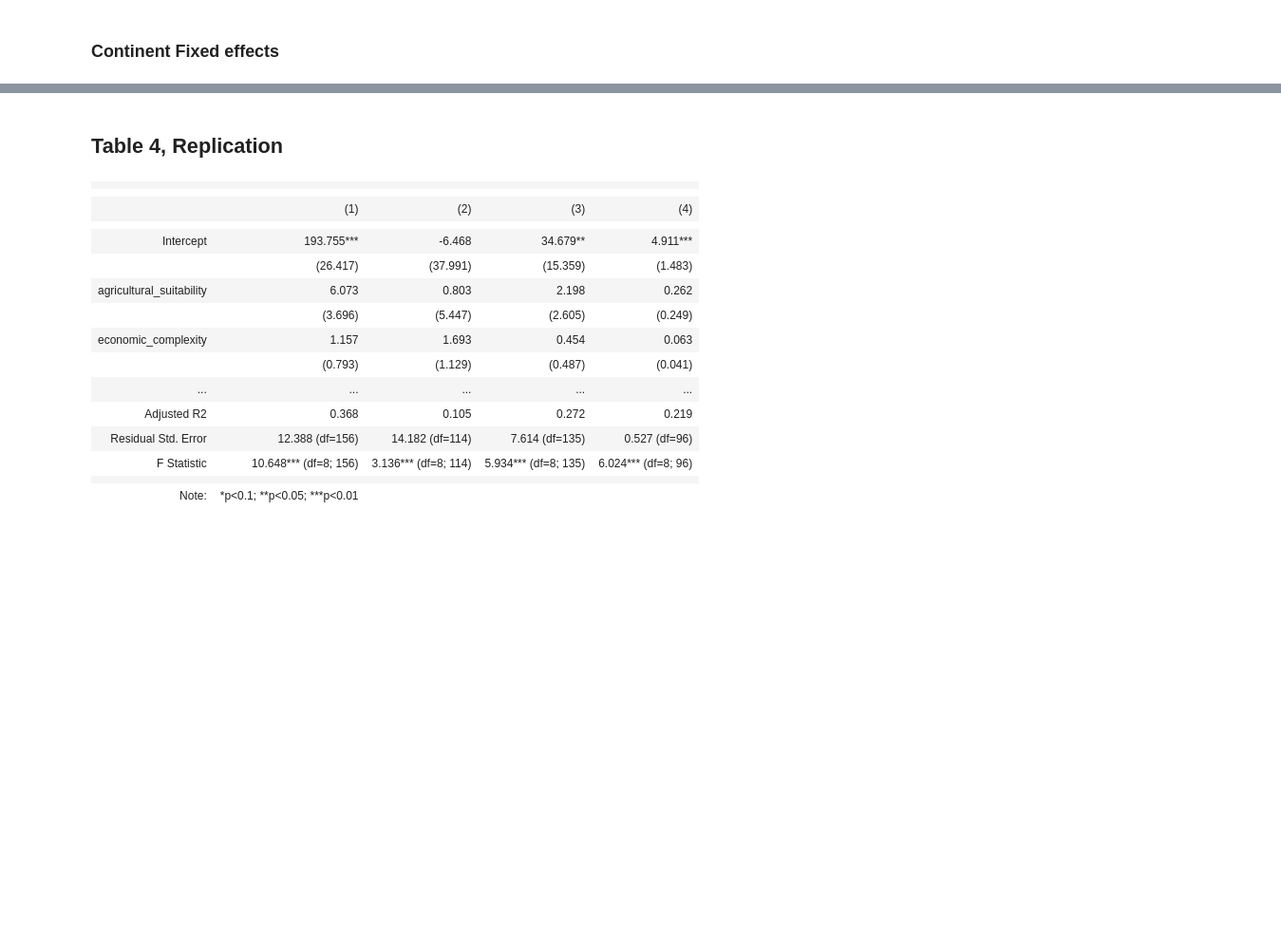
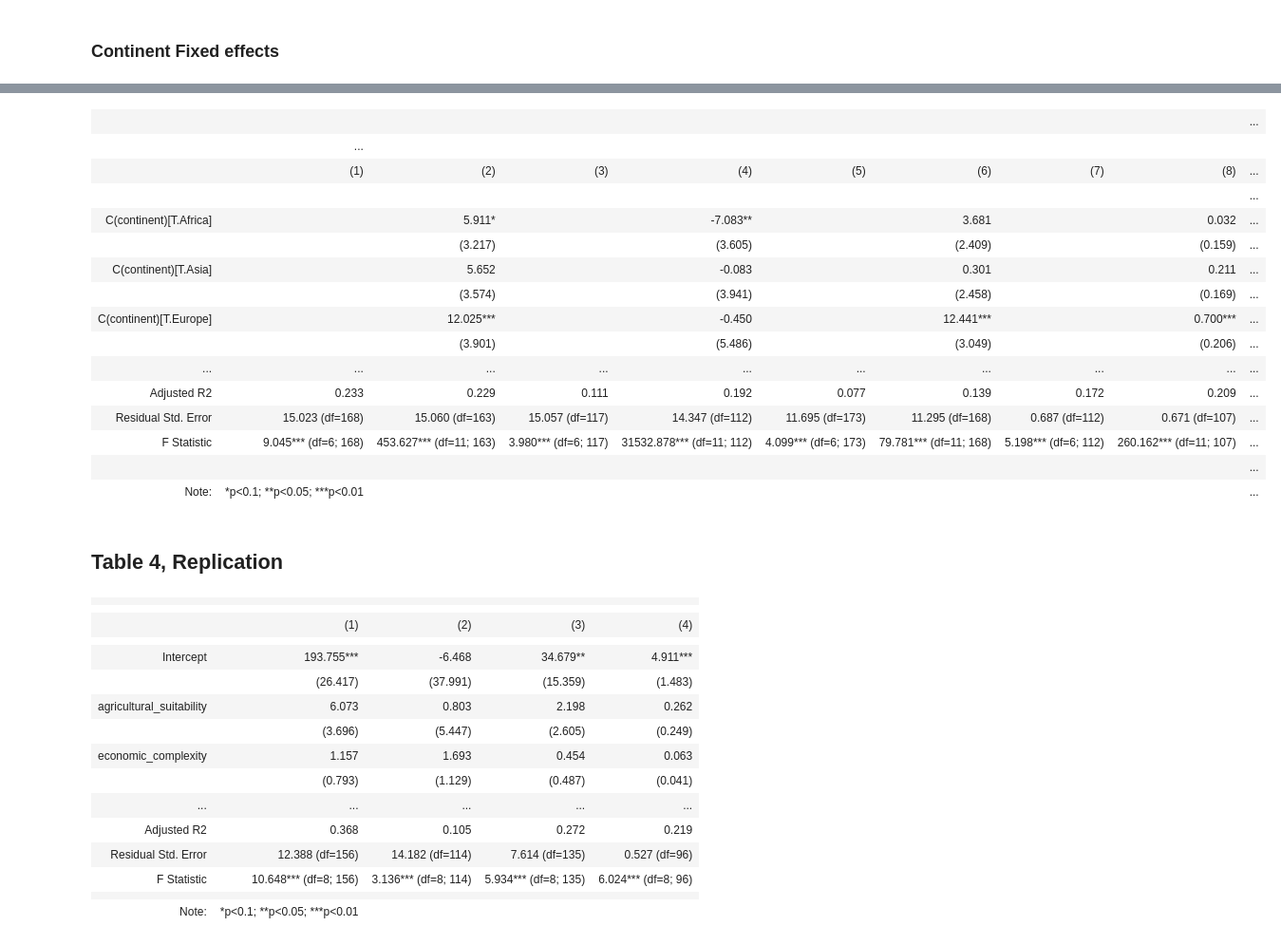
Before and after one commit to rureddish/EPFL_MGT-494_Paper_Extension, a Jupyter notebook: explore.ipynb, the cells around one changed output, grey strips where cells are left out. Shown: that part at 95% size. Cells and saved outputs as stored; diff of their text form; code cells hidden in the pictures; blank space fills up the shorter version.

```diff
--- a/explore.ipynb
+++ b/explore.ipynb
@@ -695,5 +725,33 @@ Stargazer([m_fl19, m_wp19, m_fo19, m_aes19])
 |  |  |  |  |  |
 | Note: | *p<0.1; **p<0.05; ***p<0.01 |  |  |  |
+# %%
+m_fl19 = smf.ols(formula='flfp2019 ~  plow + agricultural_suitability + tropical_climate + large_animals + political_hierarchies + economic_complexity', data=df_cross_country2019).fit(cov_type='HC1')
+m_wp19 = smf.ols(formula='women_politics2019 ~  plow + agricultural_suitability + tropical_climate + large_animals + political_hierarchies + economic_complexity', data=df_cross_country2019).fit(cov_type='HC1')
+m_fo19 = smf.ols(formula='female_ownership2010_to_2019 ~  plow + agricultural_suitability + tropical_climate + large_animals + political_hierarchies + economic_complexity', data=df_cross_country2019).fit(cov_type='HC1')
+m_aes19 = smf.ols(formula='aes2019 ~  plow + agricultural_suitability + tropical_climate + large_animals + political_hierarchies + economic_complexity', data=df_cross_country2019).fit(cov_type='HC1')
+
+m_fl19_c = smf.ols(formula='flfp2019 ~  plow + agricultural_suitability + tropical_climate + large_animals + political_hierarchies + economic_complexity+ C(continent)', data=df_cross_country2019).fit(cov_type='HC1')
+m_wp19_c = smf.ols(formula='women_politics2019 ~  plow + agricultural_suitability + tropical_climate + large_animals + political_hierarchies + economic_complexity+ C(continent)', data=df_cross_country2019).fit(cov_type='HC1')
+m_fo19_c = smf.ols(formula='female_ownership2010_to_2019 ~  plow + agricultural_suitability + tropical_climate + large_animals + political_hierarchies + economic_complexity+ C(continent)', data=df_cross_country2019).fit(cov_type='HC1')
+m_aes19_c = smf.ols(formula='aes2019 ~  plow + agricultural_suitability + tropical_climate + large_animals + political_hierarchies + economic_complexity+ C(continent)', data=df_cross_country2019).fit(cov_type='HC1')
+Stargazer([m_fl19,m_fl19_c, m_fo19, m_fo19_c, m_wp19, m_wp19_c, m_aes19, m_aes19_c])
+# %% [output]
+|  |  |  |  |  |  |  |  |  | ... |
+|  | ... |
+|  | (1) | (2) | (3) | (4) | (5) | (6) | (7) | (8) | ... |
+|  |  |  |  |  |  |  |  |  | ... |
+| C(continent)[T.Africa] |  | 5.911* |  | -7.083** |  | 3.681 |  | 0.032 | ... |
+|  |  | (3.217) |  | (3.605) |  | (2.409) |  | (0.159) | ... |
+| C(continent)[T.Asia] |  | 5.652 |  | -0.083 |  | 0.301 |  | 0.211 | ... |
+|  |  | (3.574) |  | (3.941) |  | (2.458) |  | (0.169) | ... |
+| C(continent)[T.Europe] |  | 12.025*** |  | -0.450 |  | 12.441*** |  | 0.700*** | ... |
+|  |  | (3.901) |  | (5.486) |  | (3.049) |  | (0.206) | ... |
+| ... | ... | ... | ... | ... | ... | ... | ... | ... | ... |
+| Adjusted R2 | 0.233 | 0.229 | 0.111 | 0.192 | 0.077 | 0.139 | 0.172 | 0.209 | ... |
+| Residual Std. Error | 15.023 (df=168) | 15.060 (df=163) | 15.057 (df=117) | 14.347 (df=112) | 11.695 (df=173) | 11.295 (df=168) | 0.687 (df=112) | 0.671 (df=107) | ... |
+| F Statistic | 9.045*** (df=6; 168) | 453.627*** (df=11; 163) | 3.980*** (df=6; 117) | 31532.878*** (df=11; 112) | 4.099*** (df=6; 173) | 79.781*** (df=11; 168) | 5.198*** (df=6; 112) | 260.162*** (df=11; 107) | ... |
+|  |  |  |  |  |  |  |  |  | ... |
+| Note: | *p<0.1; **p<0.05; ***p<0.01 |  |  |  |  |  |  |  | ... |
 # %% [markdown]
 ## Table 4, Replication
 # %%
```
Also changed, not shown: parts of 8 cells of this notebook.
